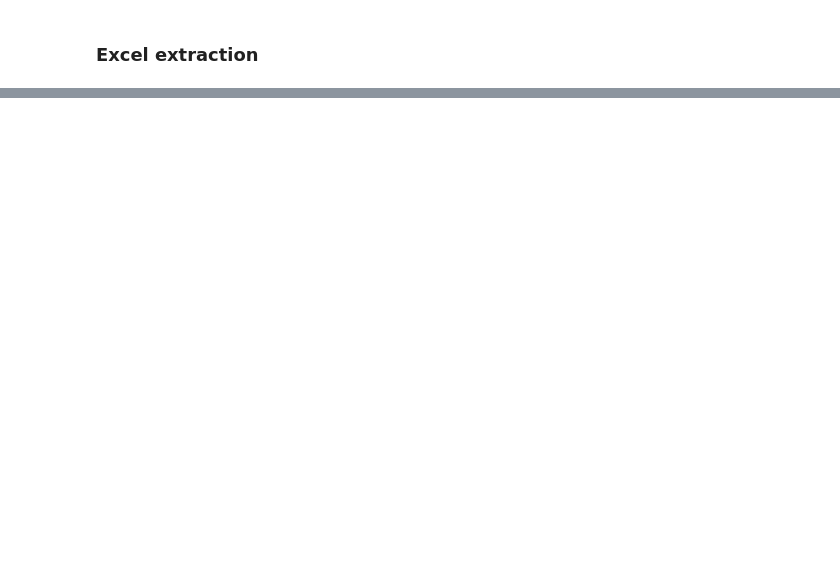
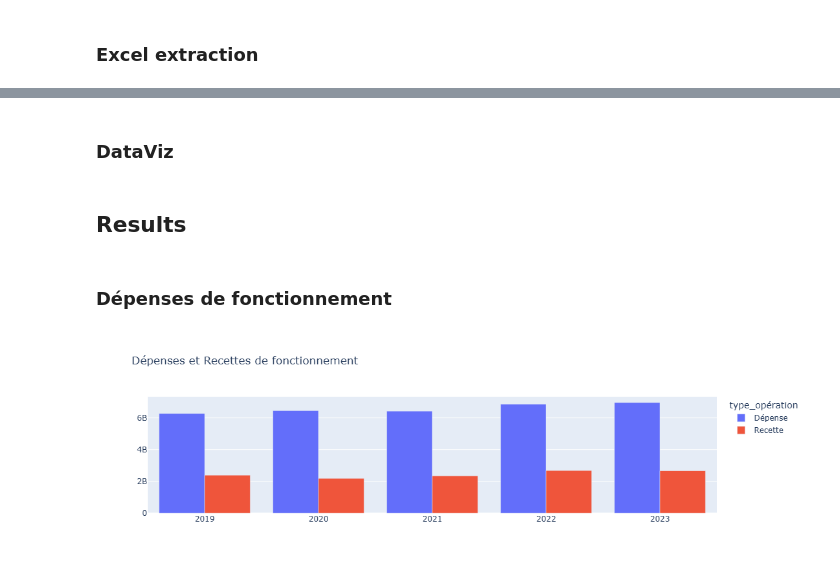
Before and after one commit to felixauth/mairie_paris_finance, a Jupyter notebook: tome1.ipynb, the cells around one changed output, grey strips where cells are left out. Cells and saved outputs as stored; diff of their text form; code cells hidden in the pictures; blank space fills up the shorter version.

```diff
--- a/tome1.ipynb
+++ b/tome1.ipynb
@@ -398,11 +401,11 @@ df_all_stack.head()
 # %% [markdown]
 ### Excel extraction
 # %%
-# Use ExcelWriter to write each DataFrame to a sheet
-for file_name, dict_year in all_df.items():
-    file_name = f"{file_name}.xlsx"
-    with pd.ExcelWriter(file_name, engine='xlsxwriter') as writer:
-        for sheet_name, df in dict_year.items():
-            sheet_name = str(sheet_name)
-            df.to_excel(writer, sheet_name=sheet_name, index=False)
+# # Use ExcelWriter to write each DataFrame to a sheet
+# for file_name, dict_year in all_df.items():
+#     file_name = f"{file_name}.xlsx"
+#     with pd.ExcelWriter(file_name, engine='xlsxwriter') as writer:
+#         for sheet_name, df in dict_year.items():
+#             sheet_name = str(sheet_name)
+#             df.to_excel(writer, sheet_name=sheet_name, index=False)
 # %%
@@ -411,0 +485,2 @@ with pd.ExcelWriter("Tome 1_2019-2023.xlsx", engine='xlsxwriter') as writer:
+# %% [markdown]
+### DataViz
@@ -411,0 +533,17 @@ with pd.ExcelWriter("Tome 1_2019-2023.xlsx", engine='xlsxwriter') as writer:
+# %% [markdown]
+## Results
+# %% [markdown]
+### Dépenses de fonctionnement
+# %%
+section_name = "Section de fonctionnement"
+deprec = DepenseRecetteParis(df_all_stack)
+tot_dep_rec_fonct = deprec.total_depenses_recettes(section=section_name)
+details_depenses_fonct = deprec.details_depenses_recettes(type_operation="Dépense",section=section_name)
+df_diff_abs = deprec.diff_depense_years(type_operation="Dépense")
+df_diff_relat = deprec.diff_depense_years(type_operation="Dépense", relative=True).rename(columns={"Valeur":"Pct_change"})
+df_diff = pd.merge(df_diff_abs, df_diff_relat, how='left', on=["Année","Nom_Colonne"])
+# %%
+title = "Dépenses et Recettes de fonctionnement"
+bar_chart(tot_dep_rec_fonct, x="Année",y="Valeur",split="type_opération", orient="v", title=title).show()
+# %% [output]
+[figure, added]
```
Also changed, not shown: parts of 17 cells of this notebook, 11 other files.
